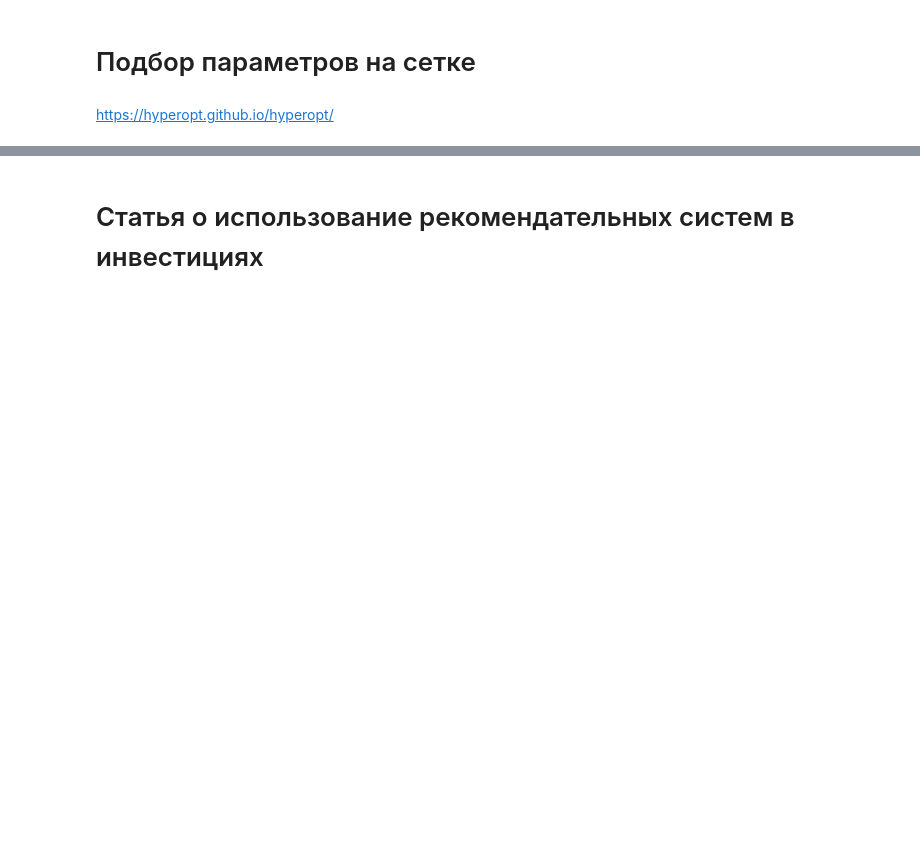
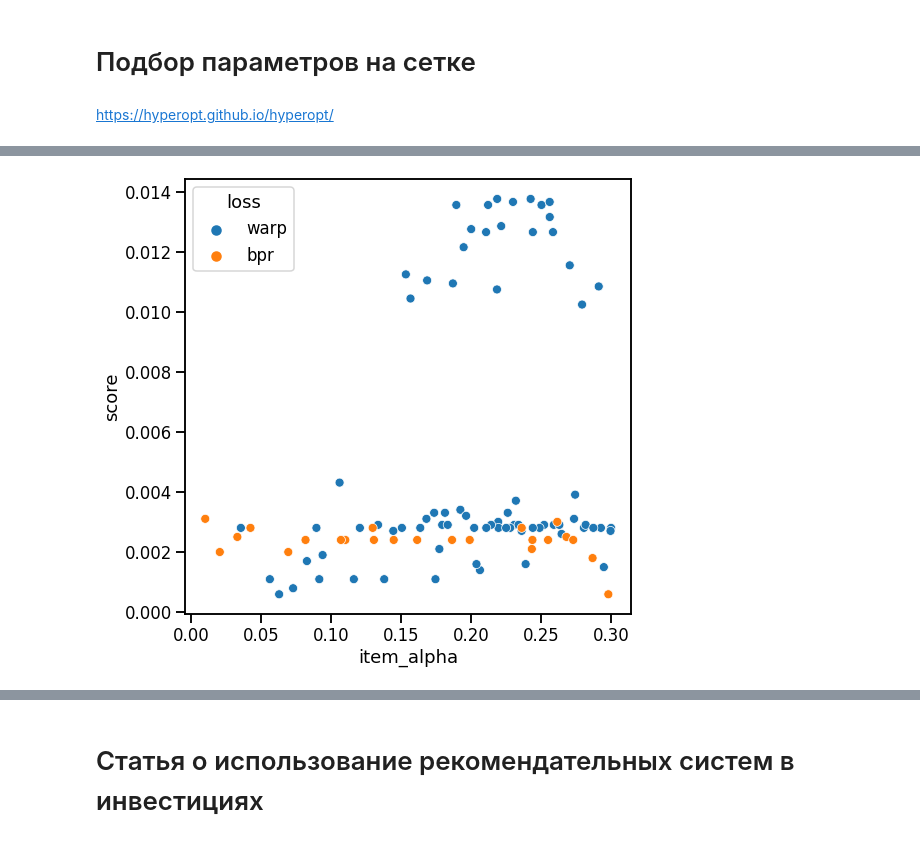
Before and after one commit to mr-Brain1201/Rec_sys_GB, a Jupyter notebook: webinar_5.ipynb, the cells around one changed output, grey strips where cells are left out. Saved outputs shown, nothing was run; the diff lists cells and outputs as text; code cells hidden in the pictures; blank space fills up the shorter version.

```diff
--- a/webinar_5.ipynb
+++ b/webinar_5.ipynb
@@ -366,0 +525,7 @@ print(best)
+# %%
+sns.set_context("talk")
+plt.figure(figsize=(8, 8))
+ax = sns.scatterplot(x='item_alpha', y='score', hue='loss',
+                                                   data=results);
+# %% [output]
+[figure, added]
```
Also changed, not shown: parts of 45 cells of this notebook.
